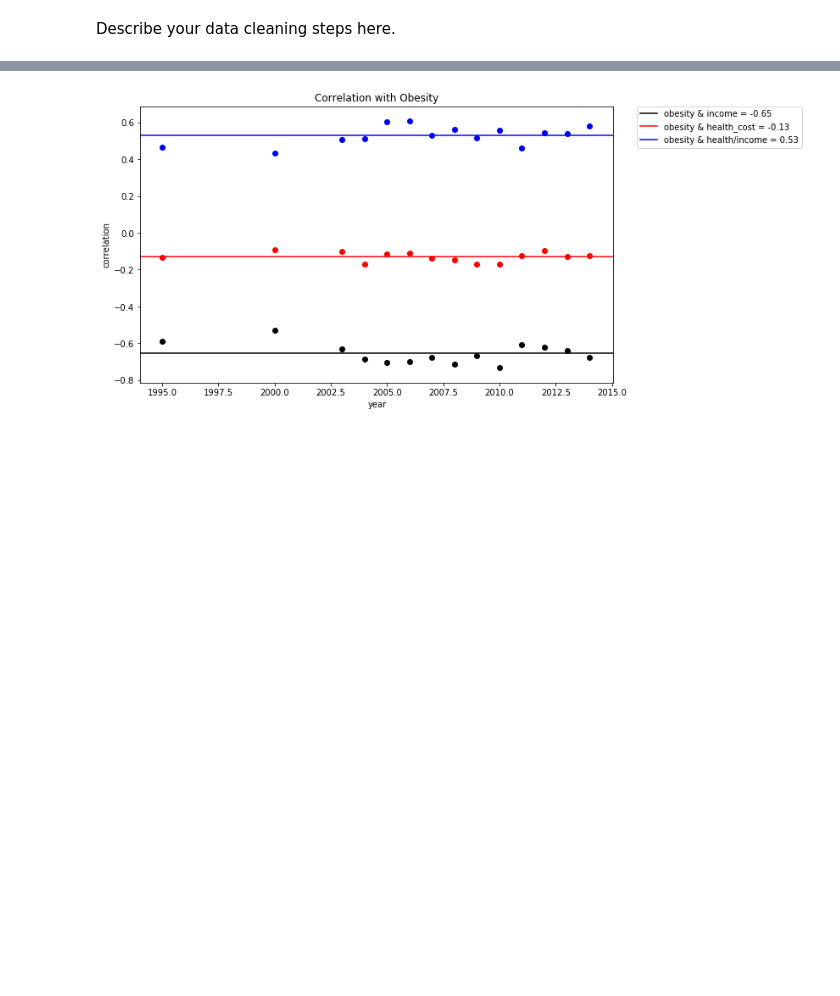
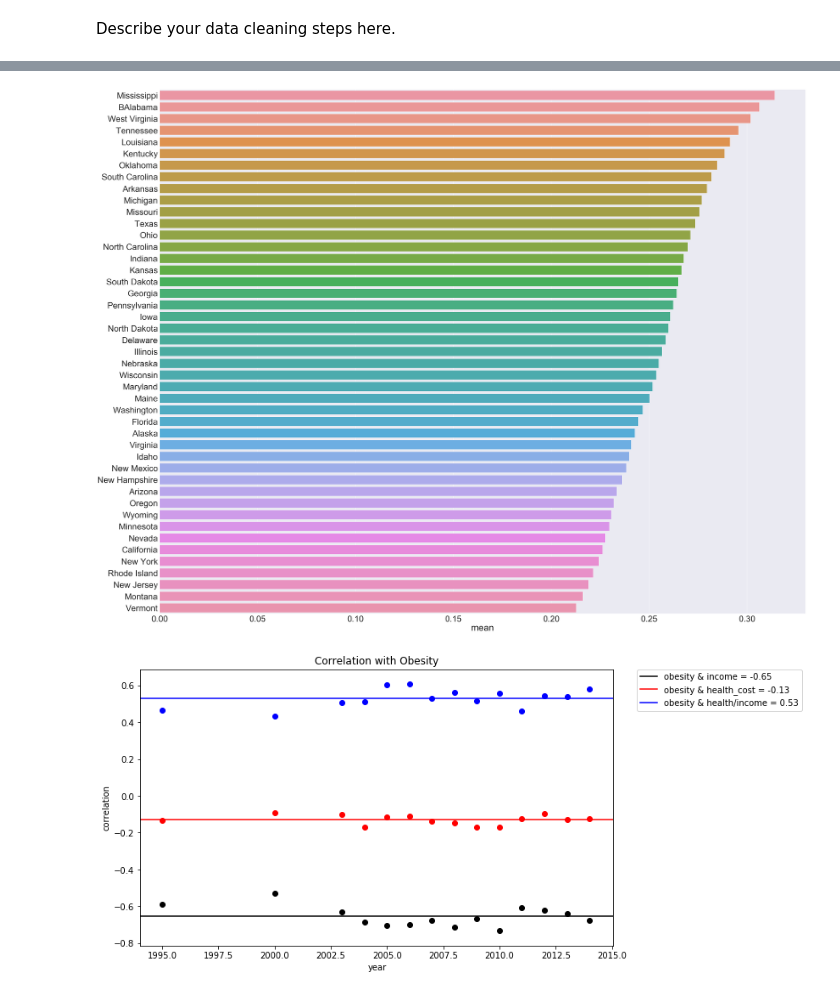
Before and after one commit to pcn006/Projects, a Jupyter notebook: FinalProject.ipynb, the cells around one changed output, grey strips where cells are left out. Cells and saved outputs as stored; diff of their text form; code cells hidden in the pictures; blank space fills up the shorter version.

```diff
--- a/FinalProject.ipynb
+++ b/FinalProject.ipynb
@@ -119,0 +102,8 @@ health_summary
+# %%
+# Obesity data cleaning
+obesity_summary = obesity_summary.T
+obesity_summary.index.names = ['Year']
+obesity_summary.columns = list(obesity_summary.loc['state',:])
+obesity_summary.dropna(axis = 1, inplace = True)
+obesity_summary.drop('state', axis = 0, inplace = True)
+obesity_summary.head()
@@ -119,0 +119,7 @@ health_summary
+# %%
+# Statsitical summary of obesity data in each state
+stats=pd.DataFrame()
+stats["mean"]=obesity_summary.mean()
+stats["Std.Dev"]=obesity_summary.std()
+stats["Var"]=obesity_summary.var()
+stats.T
@@ -120,3 +132,10 @@ health_summary
+# %%
+# Obesity data visualization
+sns.barplot(y = stats.index, x = stats['mean'], data = stats)
+sns.set(rc={'figure.figsize':(80,60)})
+sns.set(font_scale=4)
+# %% [output]
+[figure, added]
 # %%
 ##
 ##
```
Also changed, not shown: parts of 5 cells of this notebook.
